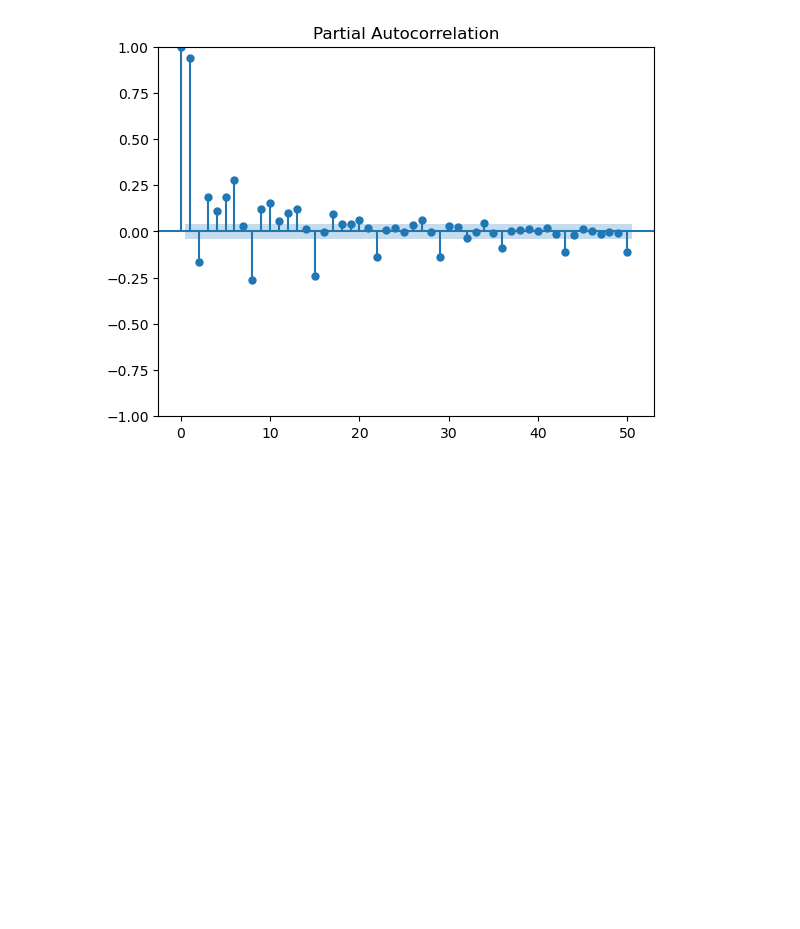
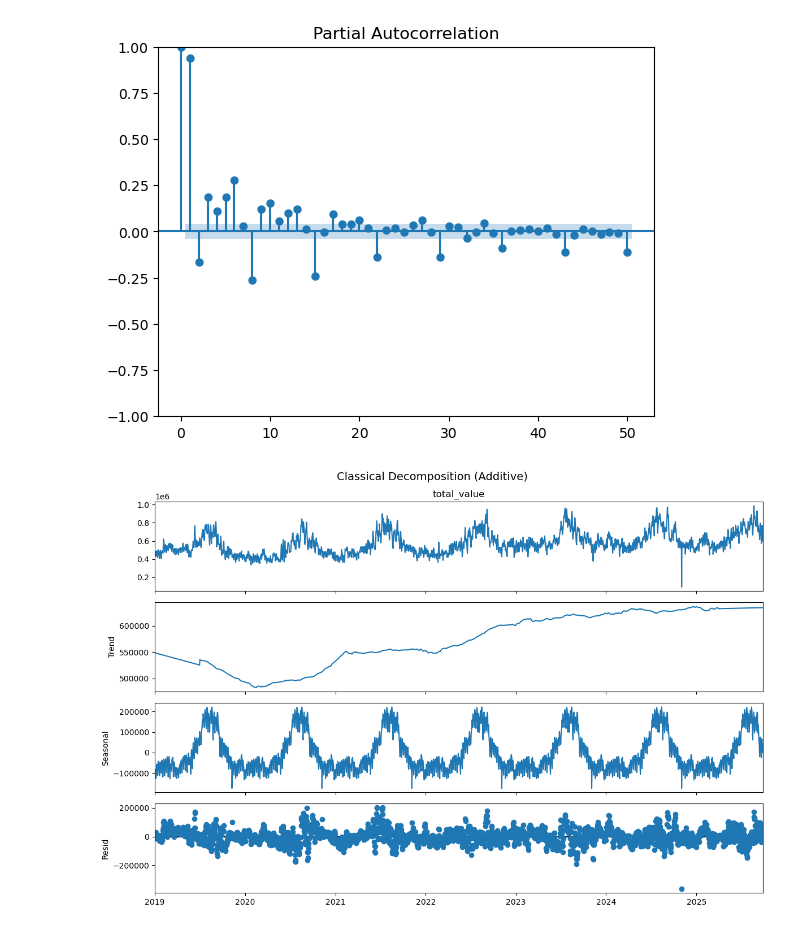
Before and after one commit to Jibu24/Energy_Demand_Forecasting, a Jupyter notebook: Notebooks/EDA.ipynb, the cells around one changed output. Cells and saved outputs as stored; diff of their text form; code cells hidden in the pictures; blank space fills up the shorter version.

Commit message:
decomposition

```diff
--- a/Notebooks/EDA.ipynb
+++ b/Notebooks/EDA.ipynb
@@ -446,3 +446,33 @@ plot_pacf(df_merged["total_value"], lags=50)
 [figure]
 [figure]
 [figure]
+# %%
+import pandas as pd
+import matplotlib.pyplot as plt
+from statsmodels.tsa.seasonal import seasonal_decompose
+
+# ---- Prep your series ----
+# df must have a datetime column and a numeric target (e.g., 'date', 'total_value')
+df = df_merged.copy()
+#df["date"] = pd.to_datetime(df["date"])
+#df = df.set_index("date").sort_index()
+
+# If daily data with weekly seasonality, period=7
+# If hourly data with daily seasonality, period=24 (or 168 for weekly)
+period = 364  # change to 24/168/12/etc. based on your frequency
+
+# Option: handle small gaps
+y = df["total_value"].asfreq("D")  # "D" for daily; use "H" for hourly
+y = y.interpolate(limit_direction="both")
+
+# ---- Decompose ----
+result = seasonal_decompose(y, model="additive", period=period, extrapolate_trend="freq")
+
+# ---- Plot ----
+fig = result.plot()
+fig.set_size_inches(12, 8)
+fig.suptitle("Classical Decomposition (Additive)", fontsize=14, y=0.98)
+plt.tight_layout()
+plt.show()
+# %% [output]
+[figure, added]
```
